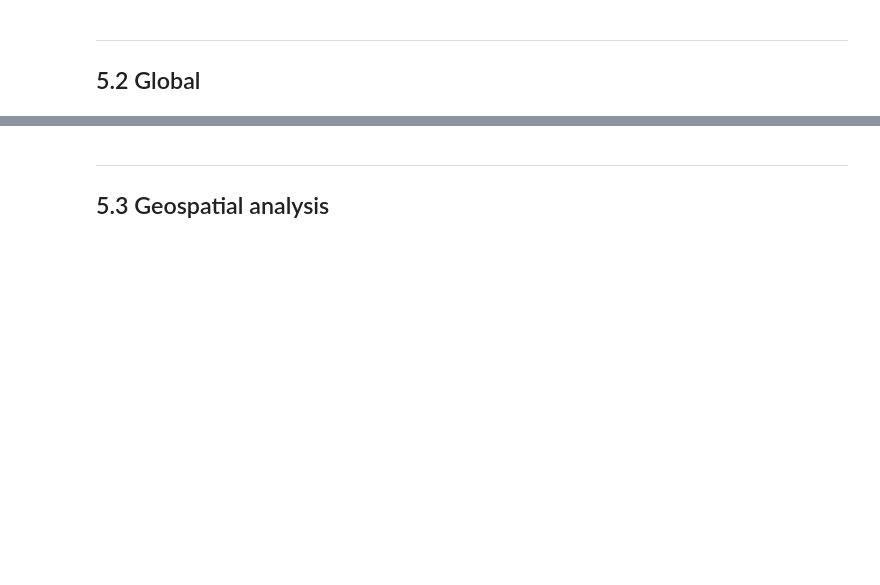
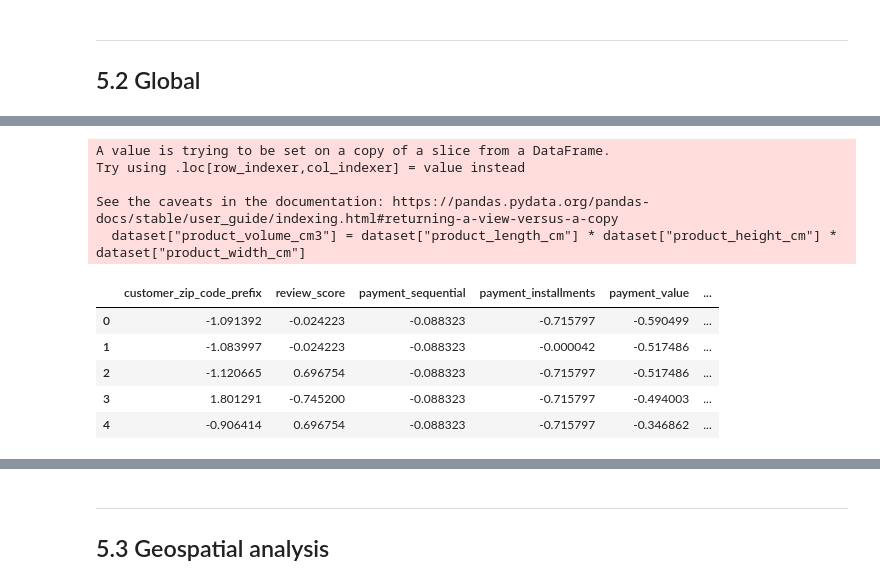
Before and after one commit to curiousmindflow/oc-ml-p4, a Jupyter notebook: modelisation.ipynb, the cells around one changed output, grey strips where cells are left out. Drawn from its saved outputs; the diff is of its cells as text; code cells hidden in the pictures; blank space fills up the shorter version.

```diff
--- a/modelisation.ipynb
+++ b/modelisation.ipynb
@@ -741,19 +794,34 @@ data.head()
 # %%
 display = None
 
-if config["pca"]["do"]:
+if config["global"]["do"]:
     global_cols = data.select_dtypes(["int64", "float64"]).columns
-    global_cols = global_cols.append(data.loc[:, ["customer_id"]].columns)
+    global_cols = global_cols.append(data.loc[:, ["customer_id", "order_id", "order_purchase_timestamp", "shipping_limit_date", "order_estimated_delivery_date"]].columns)
 
     global_data = data[global_cols]
 
     global_data = fe_volume(global_data)
-
-    global_data.drop(columns=["order_item_id", "review_score", "payment_sequential", "payment_installments", "freight_value", "product_name_lenght", "product_photos_qty", "product_length_cm", "product_height_cm", "product_width_cm", "payment_value", "price", "product_description_lenght", "product_weight_g"], inplace=True)
+    global_data = fe_price(global_data)
+    global_data = fe_frequency(global_data)
+    global_data = fe_recency(global_data)
+    global_data = fe_shipping_date(global_data)
+    global_data = fe_delivery_date(global_data)
 
     global_data_preproc = preprocess_data(global_data)
 
     display = global_data_preproc.head()
 
 display
+# %% [output]
+A value is trying to be set on a copy of a slice from a DataFrame.
+Try using .loc[row_indexer,col_indexer] = value instead
+
+See the caveats in the documentation: https://pandas.pydata.org/pandas-docs/stable/user_guide/indexing.html#returning-a-view-versus-a-copy
+  dataset["product_volume_cm3"] = dataset["product_length_cm"] * dataset["product_height_cm"] * dataset["product_width_cm"]
+|  | customer_zip_code_prefix | review_score | payment_sequential | payment_installments | payment_value | ... |
+| 0 | -1.091392 | -0.024223 | -0.088323 | -0.715797 | -0.590499 | ... |
+| 1 | -1.083997 | -0.024223 | -0.088323 | -0.000042 | -0.517486 | ... |
+| 2 | -1.120665 | 0.696754 | -0.088323 | -0.715797 | -0.517486 | ... |
+| 3 | 1.801291 | -0.745200 | -0.088323 | -0.715797 | -0.494003 | ... |
+| 4 | -0.906414 | 0.696754 | -0.088323 | -0.715797 | -0.346862 | ... |
 # %%
```
Also changed, not shown: parts of 63 cells of this notebook.
